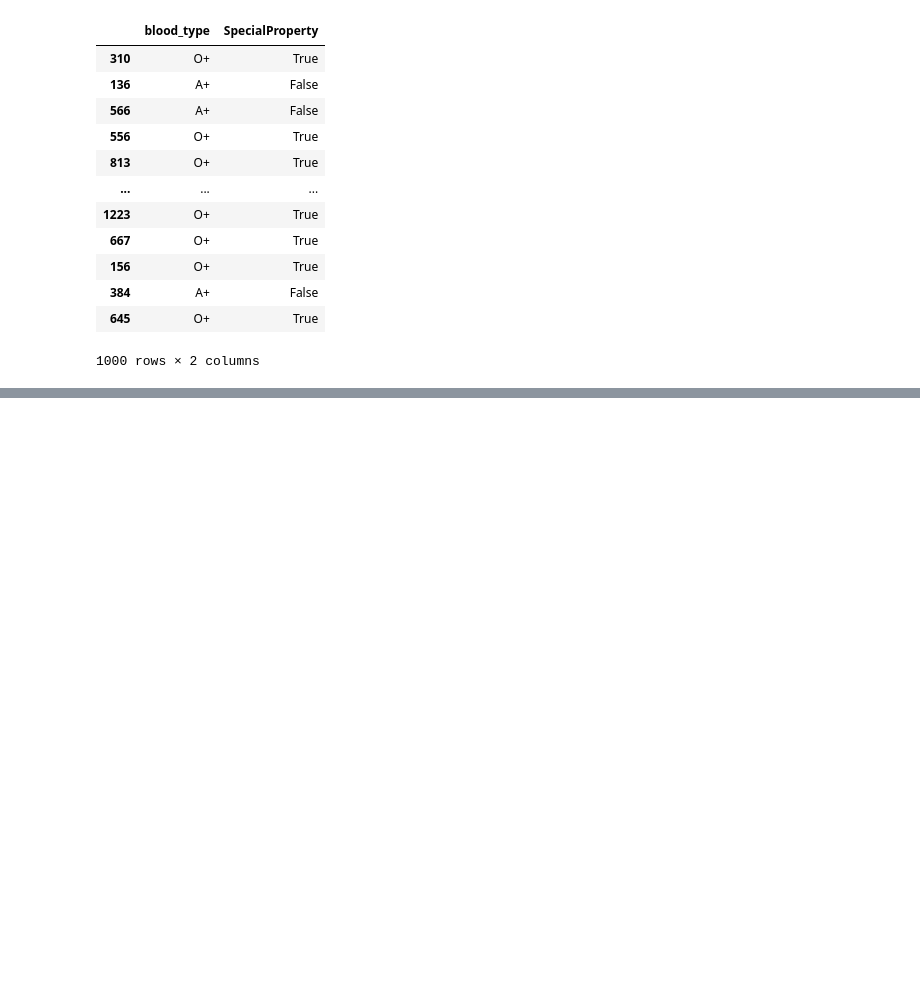
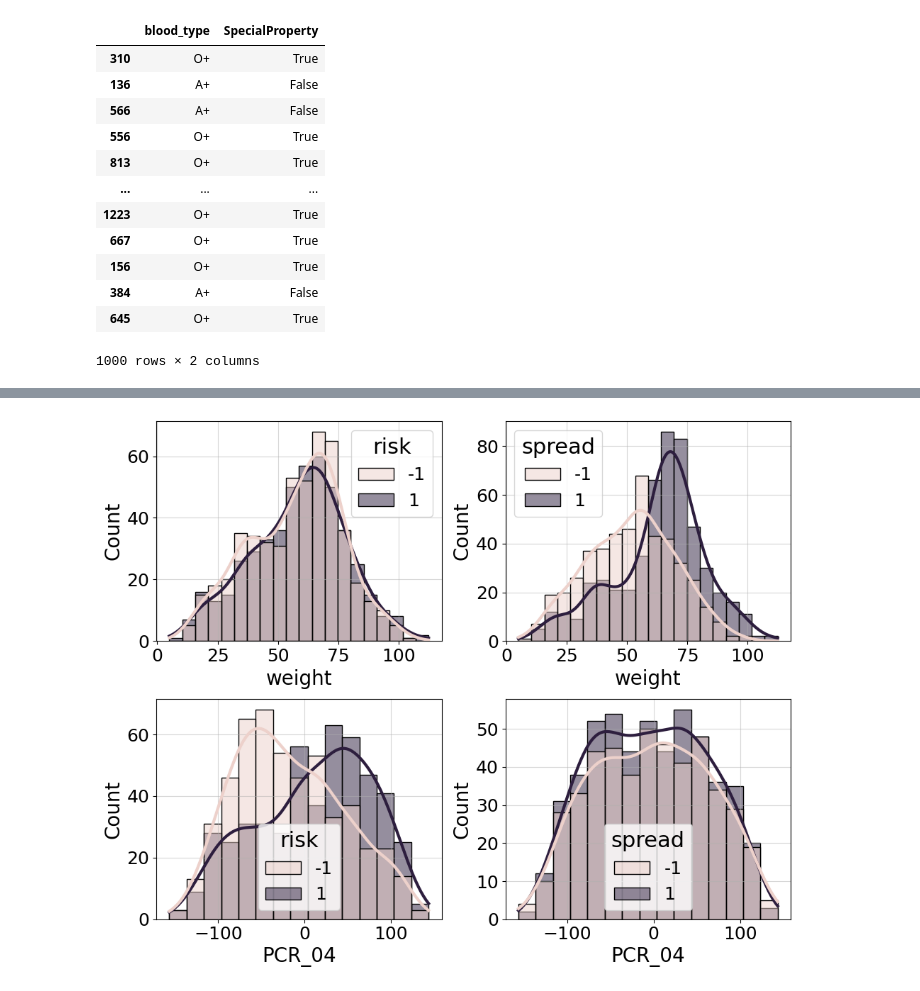
Before and after one commit to Shayshoon/ML_1, a Jupyter notebook: HW1_template.ipynb, the cells around one changed output, grey strips where cells are left out. Cells and saved outputs as stored; diff of their text form; code cells hidden in the pictures; blank space fills up the shorter version.

```diff
--- a/HW1_template.ipynb
+++ b/HW1_template.ipynb
@@ -440,5 +440,5 @@ train_df[['blood_type', 'SpecialProperty']]
 | 645 | O+ | True |
 1000 rows × 2 columns
 # %%
-train_df.drop(columns=['blood_type'])
-test_df.drop(columns=['blood_type'])
+train_df = train_df.drop(columns=['blood_type'])
+test_df = test_df.drop(columns=['blood_type'])
@@ -458,0 +465,15 @@ test_df.drop(columns=['blood_type'])
+# %%
+COL_NAME = ['weight', 'PCR_04']
+COLS, ROWS = (2, len(COL_NAME))
+plt.figure(figsize=(5 * COLS, 4 * ROWS))
+for row in range(ROWS):
+  column = COL_NAME[row]
+  for j, cls in enumerate(["risk", "spread"]):
+    plt.subplot(ROWS,COLS, row * COLS + 1 + j)
+    isContinuous = "float" in train_df[column].dtype.name
+    sns.histplot(data=train_df, x=column, hue=cls, line_kws={"linewidth": 3},
+    kde=isContinuous, multiple="layer" if isContinuous else "dodge")
+    plt.grid(alpha=0.5)
+plt.tight_layout()
+# %% [output]
+[figure, added]
```
Also changed, not shown: parts of 11 cells of this notebook.
